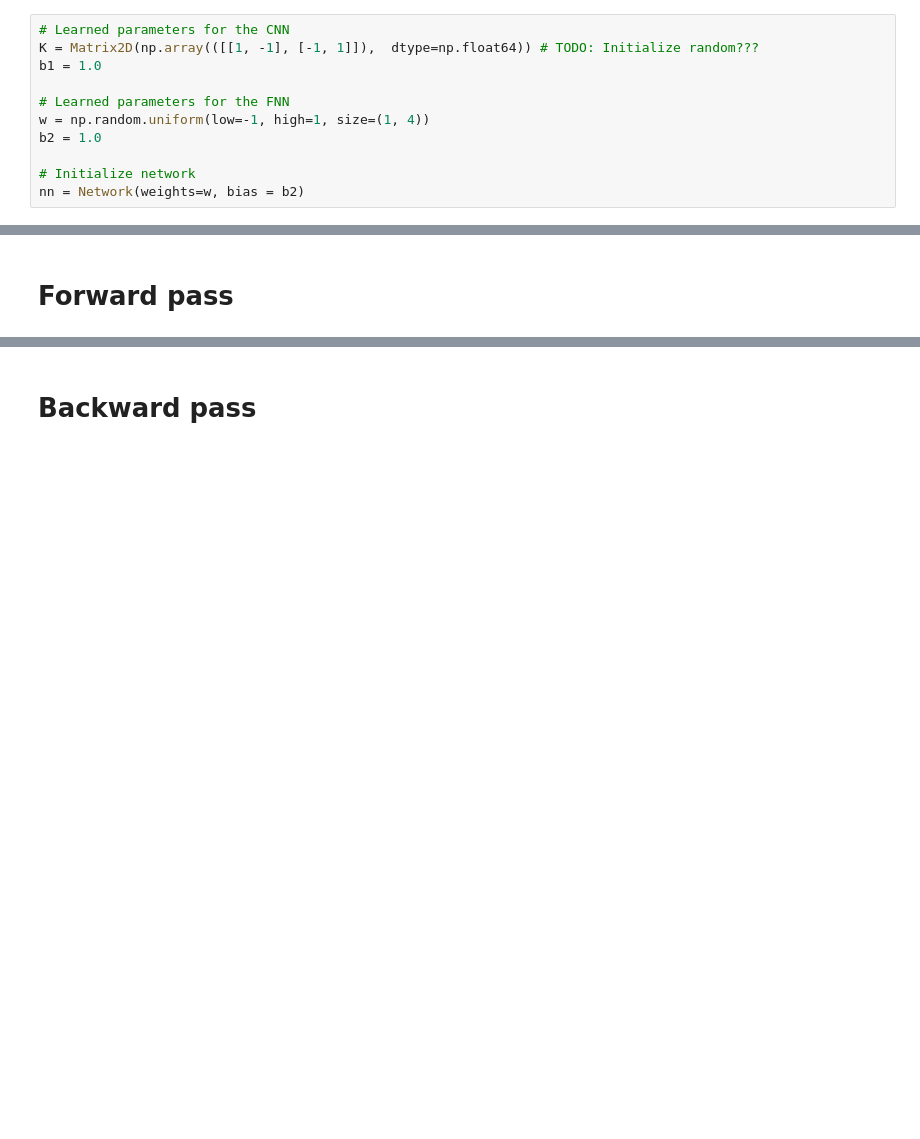
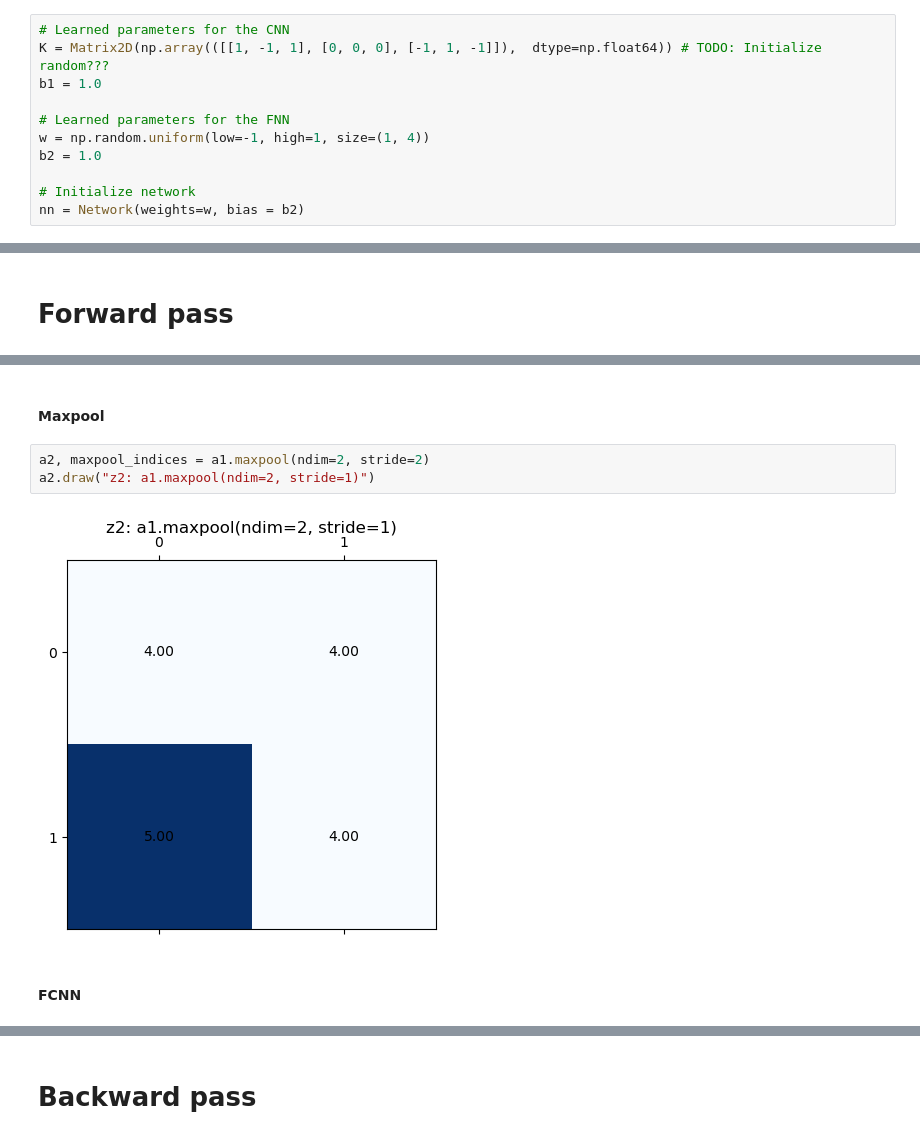
Before and after one commit to chrstrom/TDT17, a Jupyter notebook: chstr/01_CNN_FCNN.ipynb, the cells around one changed output, grey strips where cells are left out. Drawn from its saved outputs; the diff is of its cells as text; blank space fills up the shorter version.

```diff
--- a/chstr/01_CNN_FCNN.ipynb
+++ b/chstr/01_CNN_FCNN.ipynb
@@ -186,7 +189,7 @@ class Network():
 # Initialize parameters
 # %%
 # Learned parameters for the CNN
-K = Matrix2D(np.array(([[1, -1], [-1, 1]]),  dtype=np.float64)) # TODO: Initialize random???
+K = Matrix2D(np.array(([[1, -1, 1], [0, 0, 0], [-1, 1, -1]]),  dtype=np.float64)) # TODO: Initialize random???
 b1 = 1.0
 
 # Learned parameters for the FNN
@@ -217 +252,10 @@ y = 1
+# %% [markdown]
+#### Maxpool
+# %%
+a2, maxpool_indices = a1.maxpool(ndim=2, stride=2)
+a2.draw("z2: a1.maxpool(ndim=2, stride=1)")
+# %% [output]
+[figure, added]
+# %% [markdown]
+#### FCNN
 # %%
```
Also changed, not shown: parts of 10 cells of this notebook.
